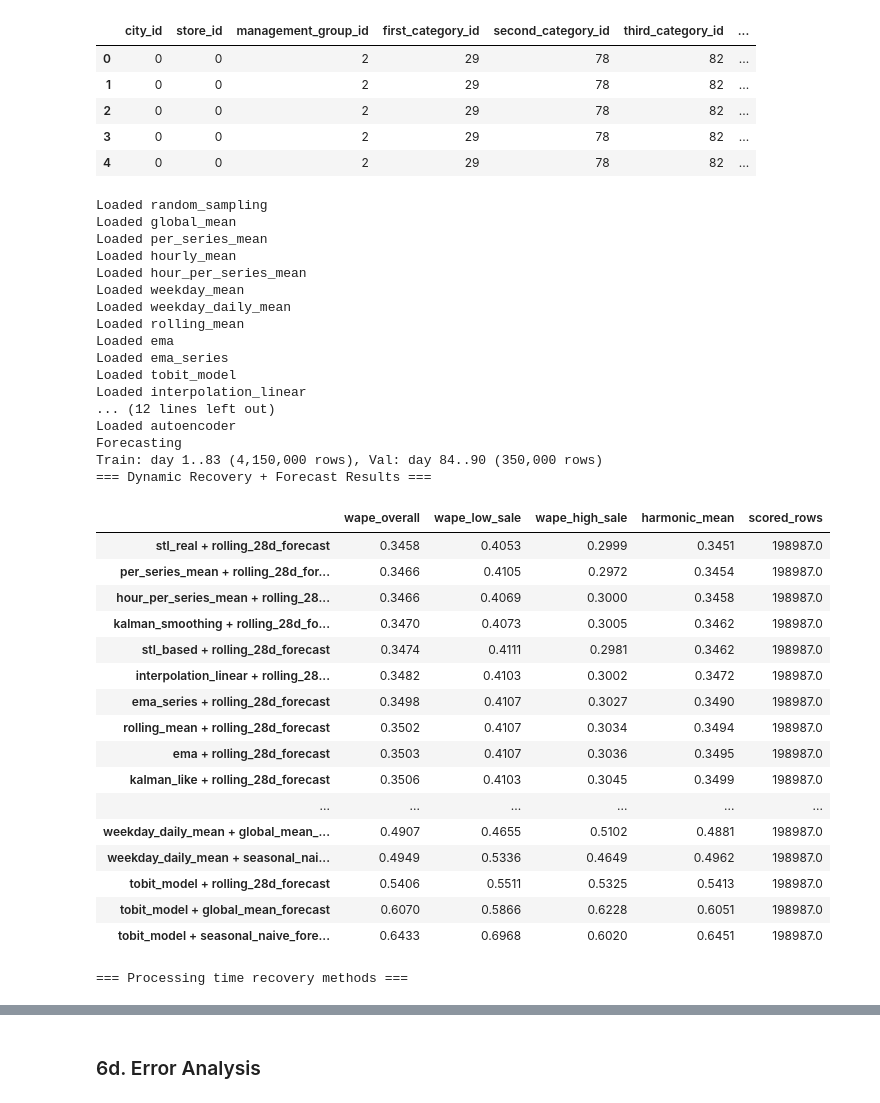
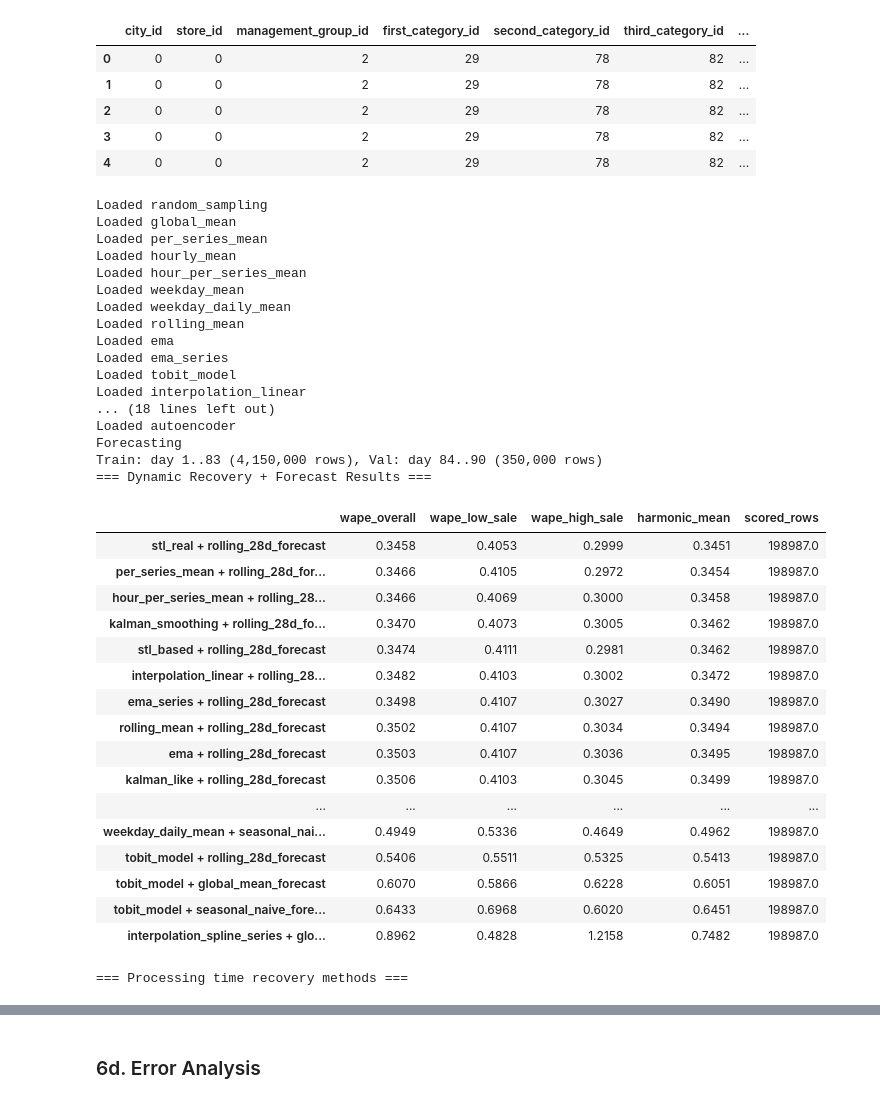
Before and after one commit to Slin58/seminar, a Jupyter notebook: main.ipynb, the cells around one changed output, grey strips where cells are left out. Saved outputs shown, nothing was run; the diff lists cells and outputs as text; code cells hidden in the pictures.

Commit message:
added interpolation spline series

```diff
--- a/main.ipynb
+++ b/main.ipynb
@@ -414,6 +416,12 @@ recovery_methods = {
         "func": recovery.interpolation_spline,
         "args": (history, op_sales_masked, outside_slice),
         "target_col": "recovered_daily_sales_interpolation_spline",
+    },
+
+     "interpolation_spline_series": {
+        "func": recovery.interpolation_spline_series,
+        "args": (history, op_sales_masked, outside_slice),
+        "target_col": "recovered_daily_sales_interpolation_spline_series",
     },
 
     "interpolation_polynomial": {
@@ -625,39 +633,39 @@ df.index += 1
 display(df)
 # %% [output]
 Loaded random_sampling
 Loaded global_mean
 Loaded per_series_mean
 Loaded hourly_mean
 Loaded hour_per_series_mean
 Loaded weekday_mean
 Loaded weekday_daily_mean
 Loaded rolling_mean
 Loaded ema
 Loaded ema_series
 Loaded tobit_model
 Loaded interpolation_linear
-... (12 lines left out)
+... (18 lines left out)
 Loaded autoencoder
 Forecasting
 Train: day 1..83 (4,150,000 rows), Val: day 84..90 (350,000 rows)
 === Dynamic Recovery + Forecast Results ===
 |  | wape_overall | wape_low_sale | wape_high_sale | harmonic_mean | scored_rows |
 | stl_real + rolling_28d_forecast | 0.3458 | 0.4053 | 0.2999 | 0.3451 | 198987.0 |
 | per_series_mean + rolling_28d_for... | 0.3466 | 0.4105 | 0.2972 | 0.3454 | 198987.0 |
 | hour_per_series_mean + rolling_28... | 0.3466 | 0.4069 | 0.3000 | 0.3458 | 198987.0 |
 | kalman_smoothing + rolling_28d_fo... | 0.3470 | 0.4073 | 0.3005 | 0.3462 | 198987.0 |
 | stl_based + rolling_28d_forecast | 0.3474 | 0.4111 | 0.2981 | 0.3462 | 198987.0 |
 | interpolation_linear + rolling_28... | 0.3482 | 0.4103 | 0.3002 | 0.3472 | 198987.0 |
 | ema_series + rolling_28d_forecast | 0.3498 | 0.4107 | 0.3027 | 0.3490 | 198987.0 |
 | rolling_mean + rolling_28d_forecast | 0.3502 | 0.4107 | 0.3034 | 0.3494 | 198987.0 |
 | ema + rolling_28d_forecast | 0.3503 | 0.4107 | 0.3036 | 0.3495 | 198987.0 |
 | kalman_like + rolling_28d_forecast | 0.3506 | 0.4103 | 0.3045 | 0.3499 | 198987.0 |
 | ... | ... | ... | ... | ... | ... |
-| weekday_daily_mean + global_mean_... | 0.4907 | 0.4655 | 0.5102 | 0.4881 | 198987.0 |
 | weekday_daily_mean + seasonal_nai... | 0.4949 | 0.5336 | 0.4649 | 0.4962 | 198987.0 |
 | tobit_model + rolling_28d_forecast | 0.5406 | 0.5511 | 0.5325 | 0.5413 | 198987.0 |
 | tobit_model + global_mean_forecast | 0.6070 | 0.5866 | 0.6228 | 0.6051 | 198987.0 |
 | tobit_model + seasonal_naive_fore... | 0.6433 | 0.6968 | 0.6020 | 0.6451 | 198987.0 |
+| interpolation_spline_series + glo... | 0.8962 | 0.4828 | 1.2158 | 0.7482 | 198987.0 |
 === Processing time recovery methods ===
 |  | method | time |
 | 1 | per_series_mean | 00:00:00.331 |
```
Also changed, not shown: parts of 1 cell of this notebook, 4 other files.
